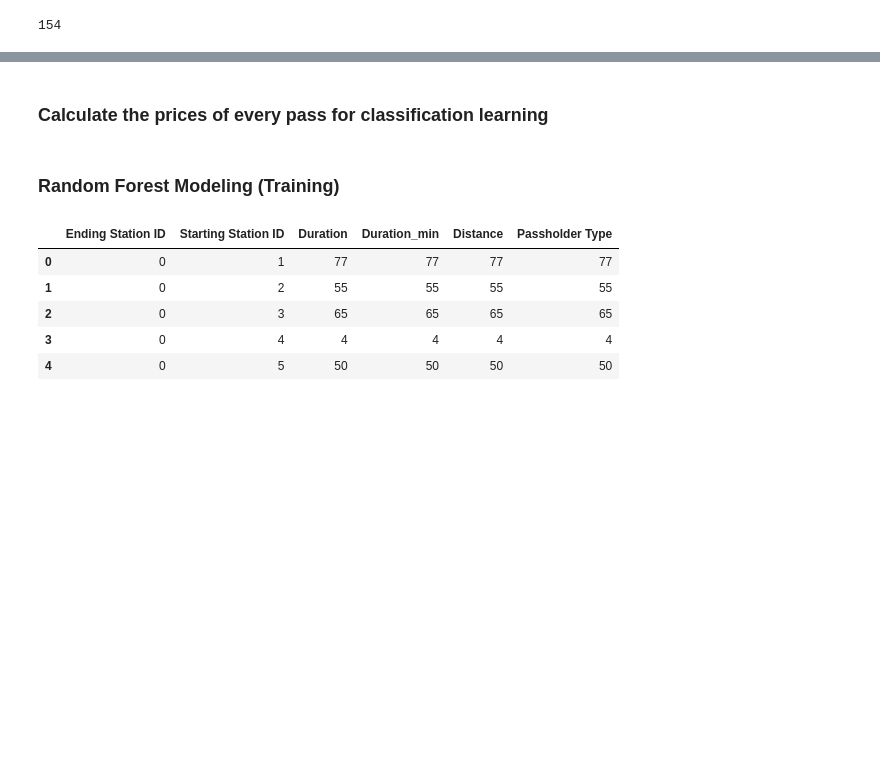
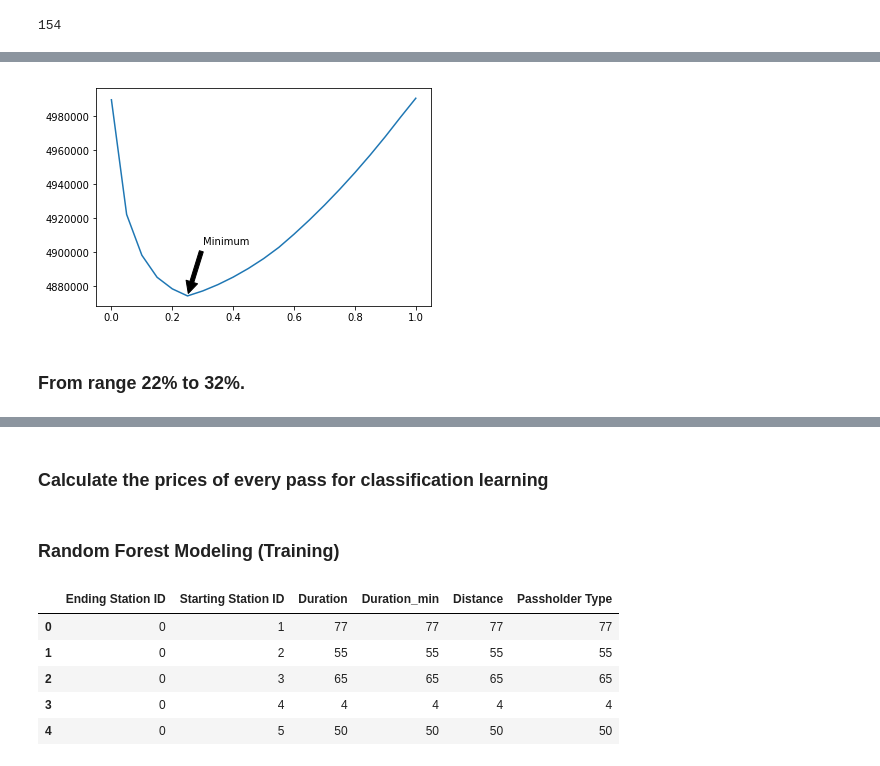
Before and after one commit to yyul10/LA_metro_bike_relocation, a Jupyter notebook: LA_metro_bike-relocation.ipynb, the cells around one changed output, grey strips where cells are left out. Drawn from its saved outputs; the diff is of its cells as text; code cells hidden in the pictures; blank space fills up the shorter version.

```diff
--- a/LA_metro_bike-relocation.ipynb
+++ b/LA_metro_bike-relocation.ipynb
@@ -717,0 +701,10 @@ optsol_analysis[optsol_analysis['Price']!=1.75].sort_values(by=['Ending Station
+# %%
+plt.plot(np.arange(1.0,-0.05,-0.05),Objective_list)
+plt.annotate('Minimum', xy=(0.25, min(Objective_list)), xytext=(0.3, min(Objective_list)+30000),
+            arrowprops=dict(facecolor='black', shrink=0.05),
+            )
+plt.show()
+# %% [output]
+[figure, added]
+# %% [markdown]
+### From range 22% to 32%.
```
Also changed, not shown: parts of 34 cells of this notebook.
